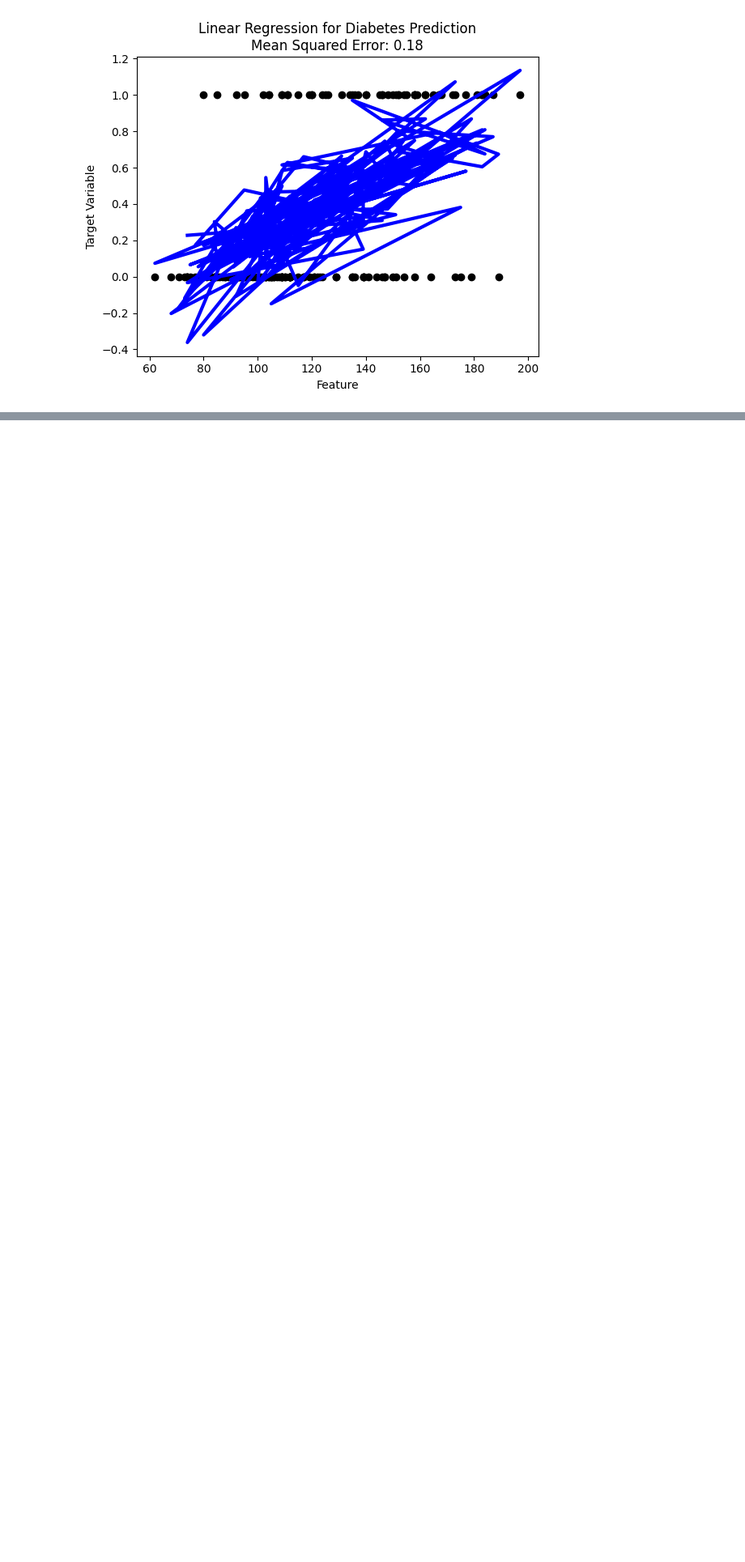
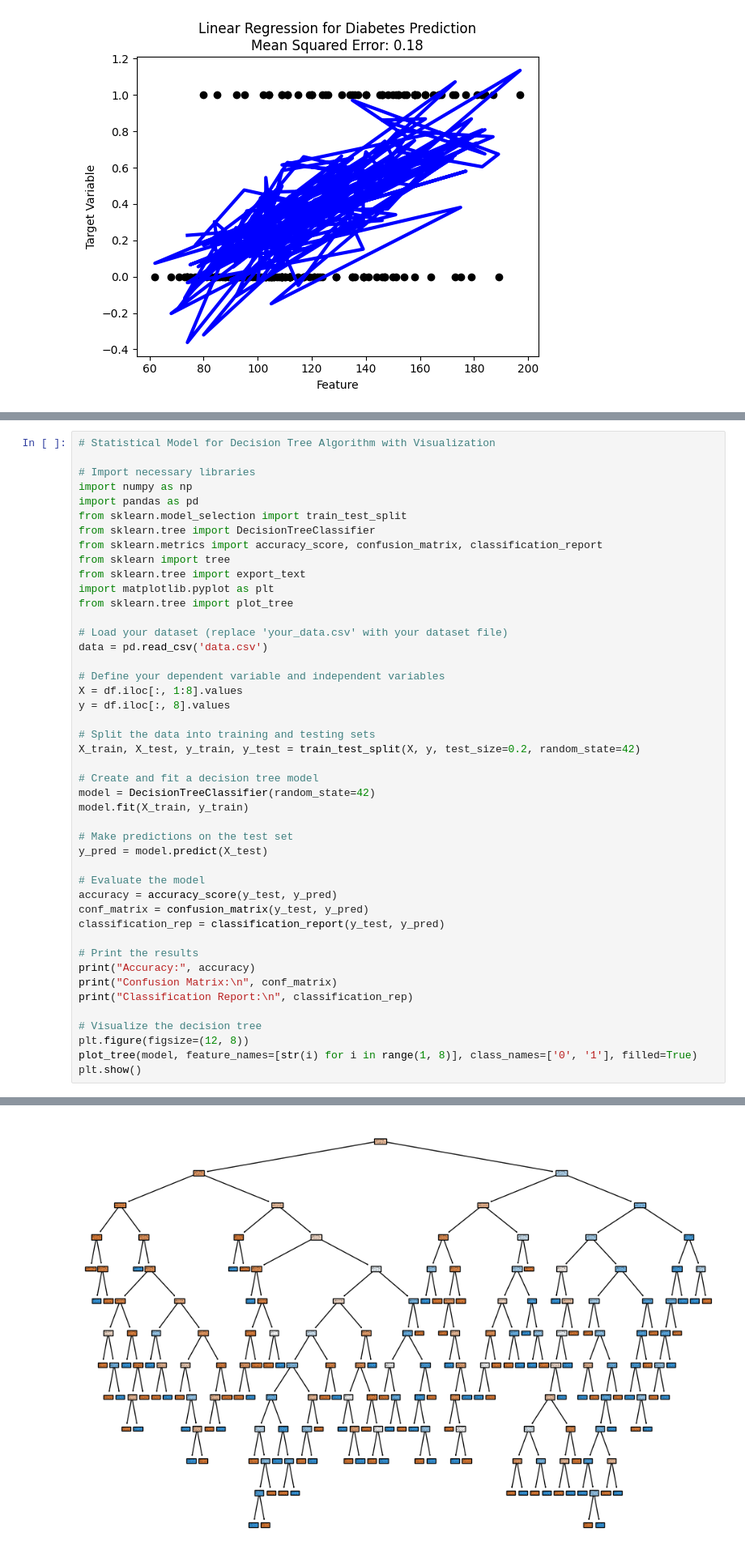
Before and after one commit to Anonymous096/Diabetes-Prediction_ML_model, a Jupyter notebook: Diabetes_prediction.ipynb, the cells around one changed output, grey strips where cells are left out. Shown at 81% size. Cells and saved outputs as stored; diff of their text form; blank space fills up the shorter version.

```diff
--- a/Diabetes_prediction.ipynb
+++ b/Diabetes_prediction.ipynb
@@ -431,0 +482,46 @@ plt.show()
+# %%
+# Statistical Model for Decision Tree Algorithm with Visualization
+
+# Import necessary libraries
+import numpy as np
+import pandas as pd
+from sklearn.model_selection import train_test_split
+from sklearn.tree import DecisionTreeClassifier
+from sklearn.metrics import accuracy_score, confusion_matrix, classification_report
+from sklearn import tree
+from sklearn.tree import export_text
+import matplotlib.pyplot as plt
+from sklearn.tree import plot_tree
+
+# Load your dataset (replace 'your_data.csv' with your dataset file)
+data = pd.read_csv('data.csv')
+
+# Define your dependent variable and independent variables
+X = df.iloc[:, 1:8].values
+y = df.iloc[:, 8].values
+
+# Split the data into training and testing sets
+X_train, X_test, y_train, y_test = train_test_split(X, y, test_size=0.2, random_state=42)
+
+# Create and fit a decision tree model
+model = DecisionTreeClassifier(random_state=42)
+model.fit(X_train, y_train)
+
+# Make predictions on the test set
+y_pred = model.predict(X_test)
+
+# Evaluate the model
+accuracy = accuracy_score(y_test, y_pred)
+conf_matrix = confusion_matrix(y_test, y_pred)
+classification_rep = classification_report(y_test, y_pred)
+
+# Print the results
+print("Accuracy:", accuracy)
+print("Confusion Matrix:\n", conf_matrix)
+print("Classification Report:\n", classification_rep)
+
+# Visualize the decision tree
+plt.figure(figsize=(12, 8))
+plot_tree(model, feature_names=[str(i) for i in range(1, 8)], class_names=['0', '1'], filled=True)
+plt.show()
+# %% [output]
@@ -431,0 +541 @@ plt.show()
+[figure, added]
```
Also changed, not shown: parts of 3 cells of this notebook.
